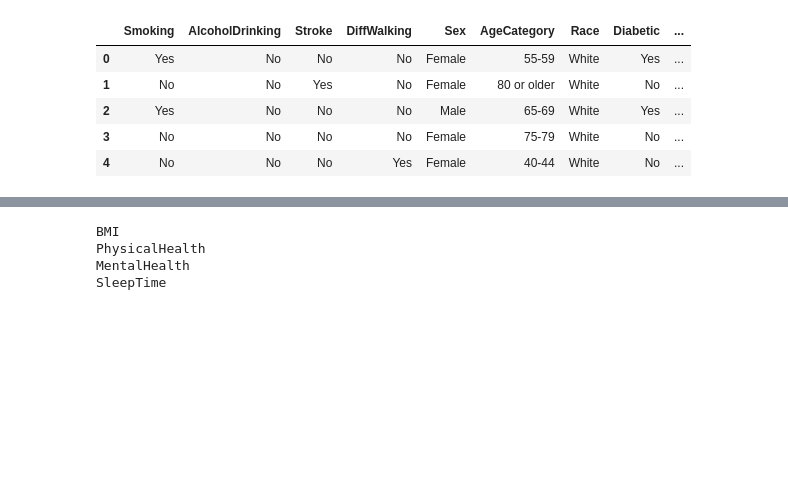
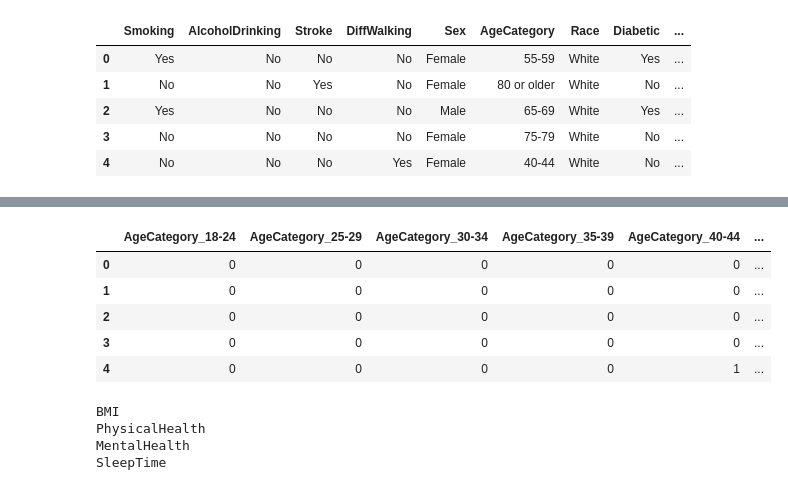
Before and after one commit to YarelyVargas/CapstoneProject_group3, a Jupyter notebook: Heart_Disease_Oversample_Final.ipynb, the cells around one changed output, grey strips where cells are left out. Cells and saved outputs as stored; diff of their text form; code cells hidden in the pictures; blank space fills up the shorter version.

```diff
--- a/Heart_Disease_Oversample_Final.ipynb
+++ b/Heart_Disease_Oversample_Final.ipynb
@@ -96 +115,12 @@ SkinCancer
+# %%
+#adding dummies to the categorical data with more than 2 values
+df_str_dum = pd.get_dummies(df_str_label.loc[:, ["AgeCategory", "Race", "Diabetic", "GenHealth"]])
+df_str_dum.head()
+# %% [output]
+|  | AgeCategory_18-24 | AgeCategory_25-29 | AgeCategory_30-34 | AgeCategory_35-39 | AgeCategory_40-44 | ... |
+| 0 | 0 | 0 | 0 | 0 | 0 | ... |
+| 1 | 0 | 0 | 0 | 0 | 0 | ... |
+| 2 | 0 | 0 | 0 | 0 | 0 | ... |
+| 3 | 0 | 0 | 0 | 0 | 0 | ... |
+| 4 | 0 | 0 | 0 | 0 | 1 | ... |
 # %%
```
Also changed, not shown: parts of 28 cells of this notebook, 7 other files.
